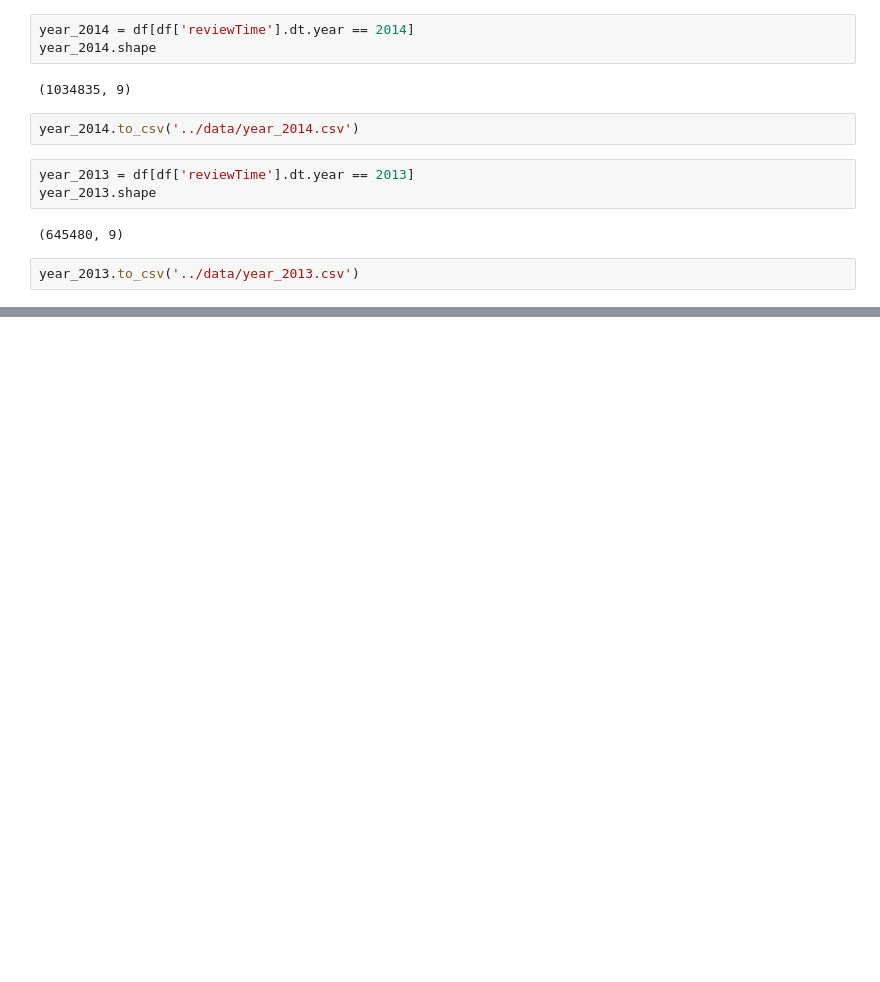
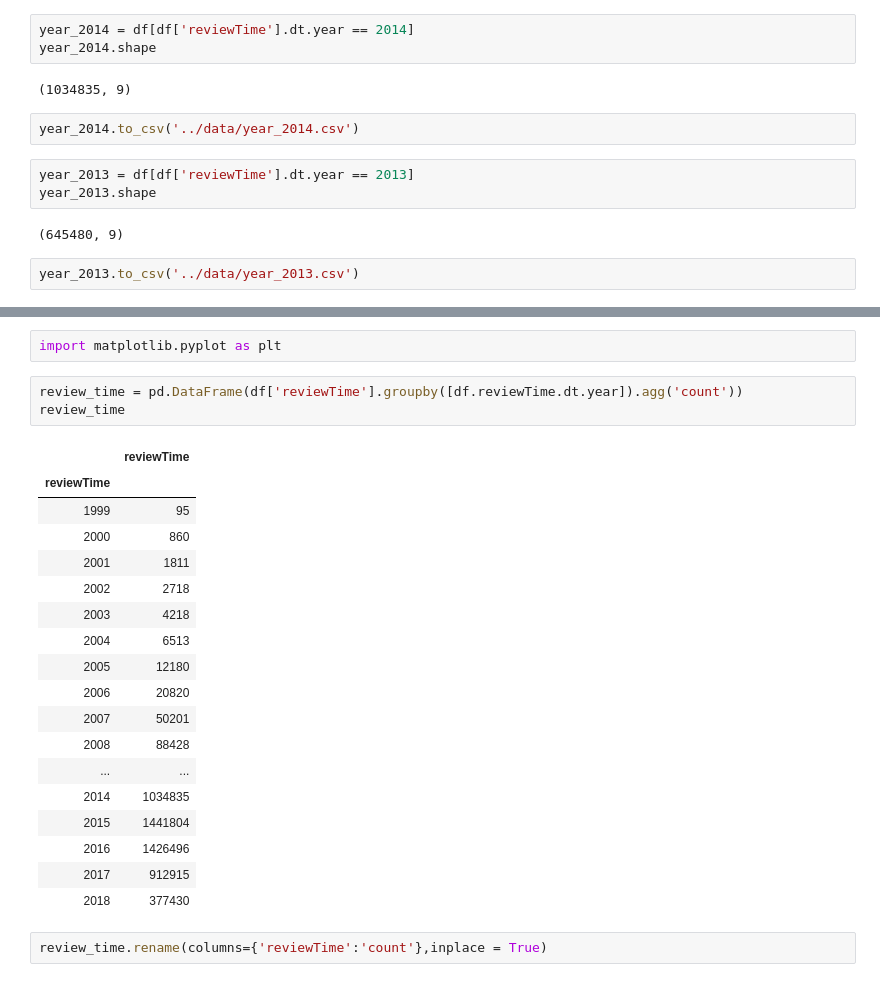
Before and after one commit to minghaoecho/Capstone, a Jupyter notebook: code/01_shrink_data.ipynb, the cells around one changed output, grey strips where cells are left out. Drawn from its saved outputs; the diff is of its cells as text; blank space fills up the shorter version.

```diff
--- a/code/01_shrink_data.ipynb
+++ b/code/01_shrink_data.ipynb
@@ -217,0 +249,26 @@ year_2013.to_csv('../data/year_2013.csv')
+# %%
+import matplotlib.pyplot as plt
+# %%
+review_time = pd.DataFrame(df['reviewTime'].groupby([df.reviewTime.dt.year]).agg('count'))
+review_time
+# %% [output]
+|  | reviewTime |
+| reviewTime |  |
+| 1999 | 95 |
+| 2000 | 860 |
+| 2001 | 1811 |
+| 2002 | 2718 |
+| 2003 | 4218 |
+| 2004 | 6513 |
+| 2005 | 12180 |
+| 2006 | 20820 |
+| 2007 | 50201 |
+| 2008 | 88428 |
+| ... | ... |
+| 2014 | 1034835 |
+| 2015 | 1441804 |
+| 2016 | 1426496 |
+| 2017 | 912915 |
+| 2018 | 377430 |
+# %%
+review_time.rename(columns={'reviewTime':'count'},inplace = True)
```
Also changed, not shown: parts of 9 cells of this notebook, 9 other files.
